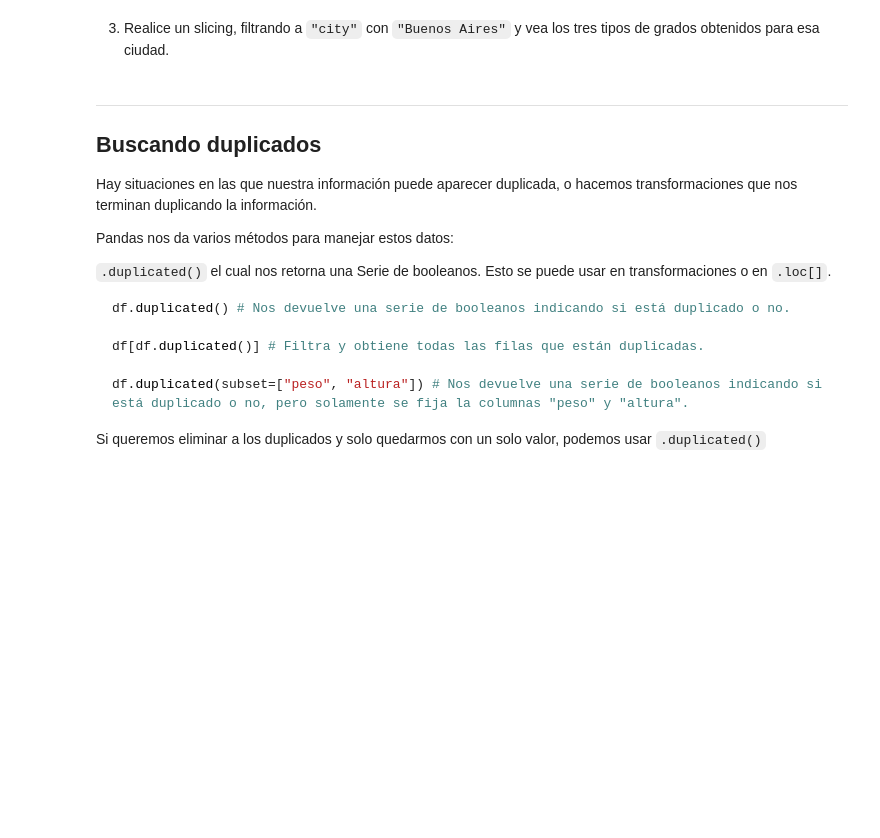
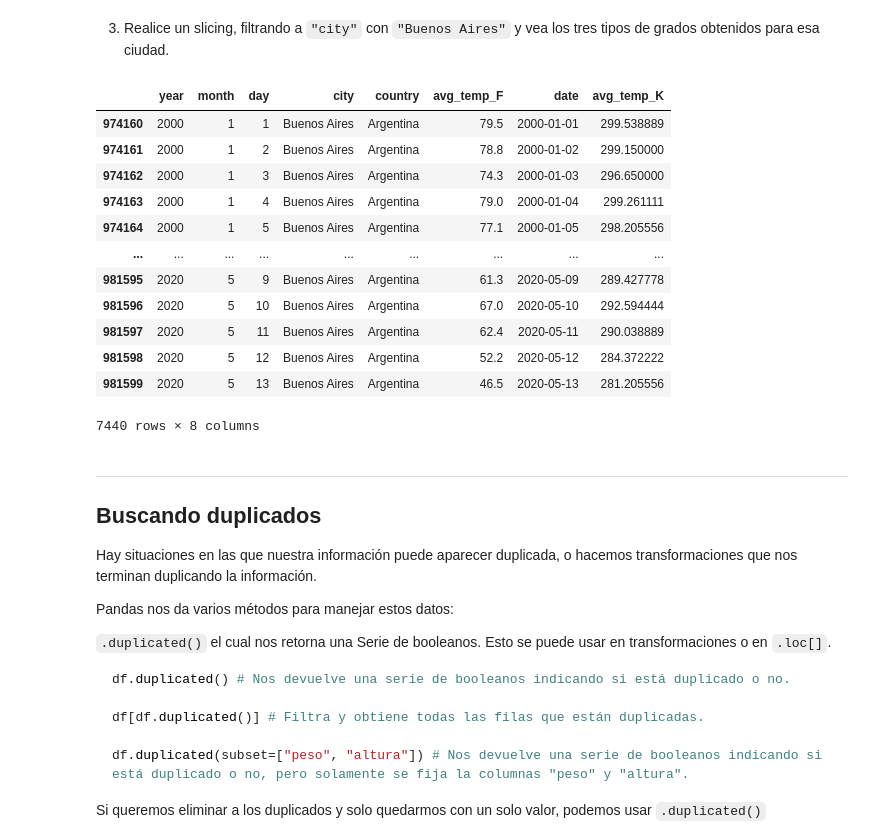
Before and after one commit to Vic-bit/aprMaqI_CEIA, a Jupyter notebook: clase0/practica/4 - Ejercicios Pandas - Temperatura.ipynb, the cells around one changed output. Drawn from its saved outputs; the diff is of its cells as text; code cells hidden in the pictures; blank space fills up the shorter version.

```diff
--- a/clase0/practica/4 - Ejercicios Pandas - Temperatura.ipynb
+++ b/clase0/practica/4 - Ejercicios Pandas - Temperatura.ipynb
@@ -419,4 +585,5 @@ En nuesto `temperatures` vamos a realizar lo siguiente:
 
 1. Convierta la columna `"avg_temp_F"` en tipo string (`str`) y guárdelo en la columna `"avg_temp_F_as_string"`.
 # %%
-temperatures[___] = temperatures[___].astype(___)
+temperatures["avg_temp_F_as_string"] = temperatures["avg_temp_F"].astype("str")
+temperatures.head()
@@ -439,4 +620,5 @@ Si vemos, el DataFrame `temperatures`, la temperatura está en grados *Fahrenhei
 
 1. Convierta los grados de Fahrenheit a Centigrados y guardelo en la columna `"avg_temp_C"`.
 # %%
-temperatures["avg_temp_C"] =
+temperatures["avg_temp_C"] = temperatures["avg_temp_F"]/32 - 1.8
+temperatures.head()
@@ -443,2 +632,5 @@ temperatures["avg_temp_C"] =
 # %% [markdown]
 2. Convierta los grados de Fahrenheit a Kelvin y guardelo en la columna `"avg_temp_K"`.
+# %%
+temperatures["avg_temp_K"] = 5/9 * (temperatures["avg_temp_F"] - 32) + 273.15
+temperatures.head()
@@ -445,5 +644,21 @@ temperatures["avg_temp_C"] =
 # %% [markdown]
 3. Realice un slicing, filtrando a `"city"` con `"Buenos Aires"` y vea los tres tipos de grados obtenidos para esa ciudad.
+# %%
+temperatures.loc[temperatures["city"]=="Buenos Aires"]
+# %% [output]
+|  | year | month | day | city | country | avg_temp_F | date | avg_temp_K |
+| 974160 | 2000 | 1 | 1 | Buenos Aires | Argentina | 79.5 | 2000-01-01 | 299.538889 |
+| 974161 | 2000 | 1 | 2 | Buenos Aires | Argentina | 78.8 | 2000-01-02 | 299.150000 |
+| 974162 | 2000 | 1 | 3 | Buenos Aires | Argentina | 74.3 | 2000-01-03 | 296.650000 |
+| 974163 | 2000 | 1 | 4 | Buenos Aires | Argentina | 79.0 | 2000-01-04 | 299.261111 |
+| 974164 | 2000 | 1 | 5 | Buenos Aires | Argentina | 77.1 | 2000-01-05 | 298.205556 |
+| ... | ... | ... | ... | ... | ... | ... | ... | ... |
+| 981595 | 2020 | 5 | 9 | Buenos Aires | Argentina | 61.3 | 2020-05-09 | 289.427778 |
+| 981596 | 2020 | 5 | 10 | Buenos Aires | Argentina | 67.0 | 2020-05-10 | 292.594444 |
+| 981597 | 2020 | 5 | 11 | Buenos Aires | Argentina | 62.4 | 2020-05-11 | 290.038889 |
+| 981598 | 2020 | 5 | 12 | Buenos Aires | Argentina | 52.2 | 2020-05-12 | 284.372222 |
+| 981599 | 2020 | 5 | 13 | Buenos Aires | Argentina | 46.5 | 2020-05-13 | 281.205556 |
+7440 rows × 8 columns
 # %% [markdown]
 ---
 
```
Also changed, not shown: parts of 26 cells of this notebook, 2 other files.
